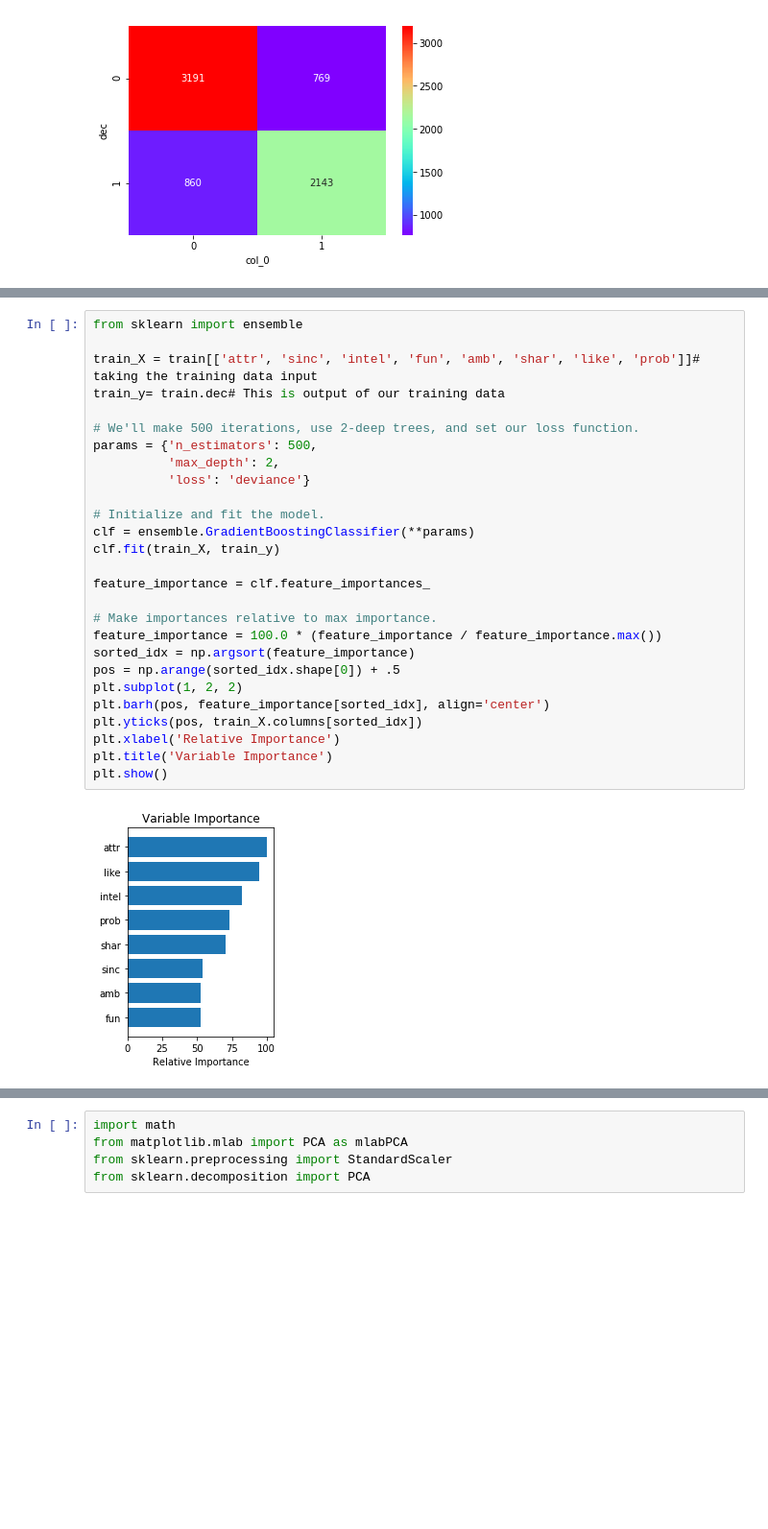
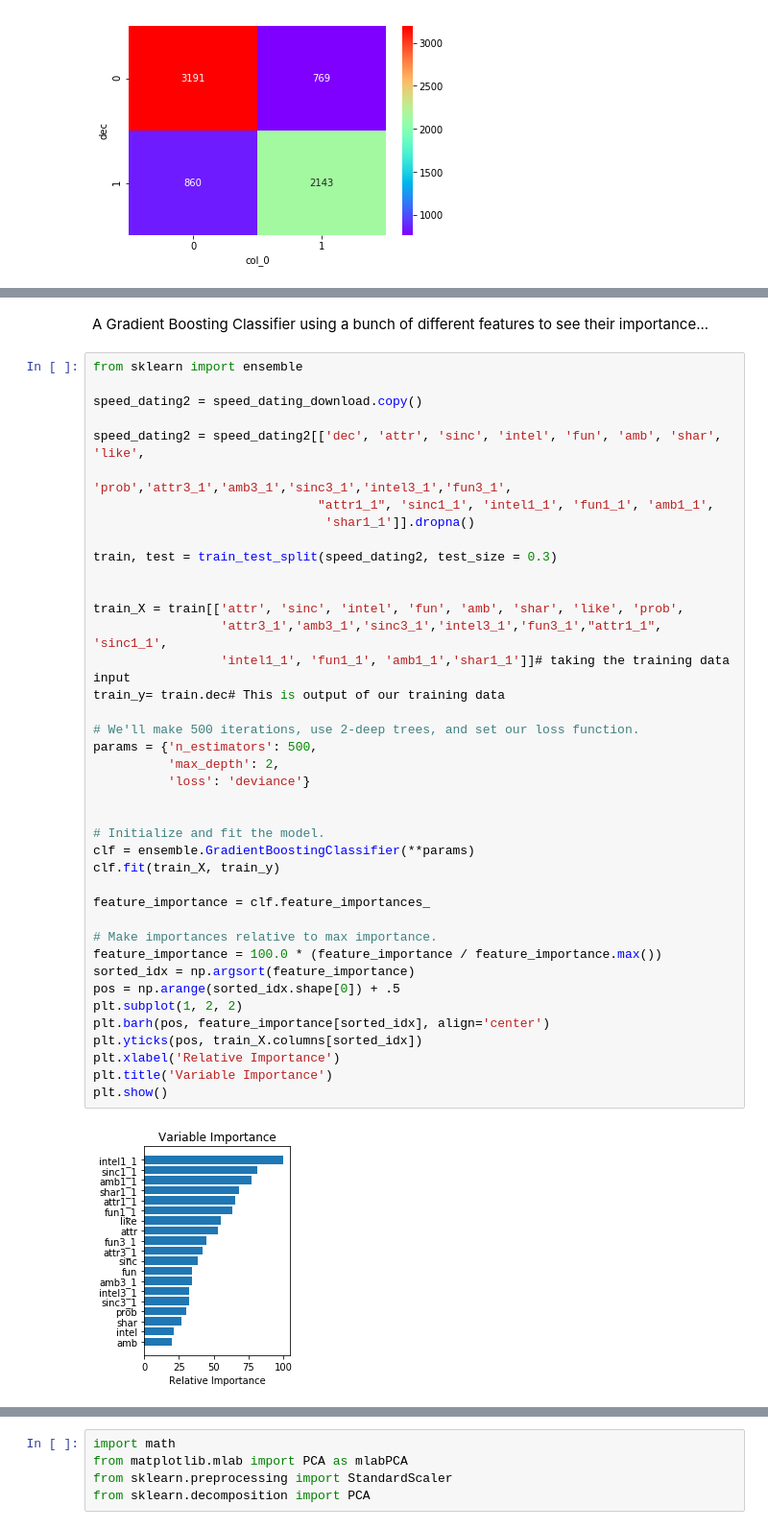
Before and after one commit to VincentG123/ThinkfulBootcamp, a Jupyter notebook: Speed_Dating_Capstone.ipynb, the cells around one changed output, grey strips where cells are left out. Shown at 96% size. Cells and saved outputs as stored; diff of their text form; blank space fills up the shorter version.

```diff
--- a/Speed_Dating_Capstone.ipynb
+++ b/Speed_Dating_Capstone.ipynb
@@ -755,29 +891,44 @@ OLS Regression Results
+# %% [markdown]
+A Gradient Boosting Classifier using a bunch of different features to see their importance...
 # %%
 from sklearn import ensemble
 
-train_X = train[['attr', 'sinc', 'intel', 'fun', 'amb', 'shar', 'like', 'prob']]# taking the training data input
+speed_dating2 = speed_dating_download.copy()
+
+speed_dating2 = speed_dating2[['dec', 'attr', 'sinc', 'intel', 'fun', 'amb', 'shar', 'like',
+                               'prob','attr3_1','amb3_1','sinc3_1','intel3_1','fun3_1',
+                              "attr1_1", 'sinc1_1', 'intel1_1', 'fun1_1', 'amb1_1',
+                               'shar1_1']].dropna()
+
+train, test = train_test_split(speed_dating2, test_size = 0.3)
+
+
+train_X = train[['attr', 'sinc', 'intel', 'fun', 'amb', 'shar', 'like', 'prob',
+                 'attr3_1','amb3_1','sinc3_1','intel3_1','fun3_1',"attr1_1", 'sinc1_1',
+                 'intel1_1', 'fun1_1', 'amb1_1','shar1_1']]# taking the training data input
 train_y= train.dec# This is output of our training data
 
 # We'll make 500 iterations, use 2-deep trees, and set our loss function.
 params = {'n_estimators': 500,
           'max_depth': 2,
           'loss': 'deviance'}
+
 
 # Initialize and fit the model.
 clf = ensemble.GradientBoostingClassifier(**params)
 clf.fit(train_X, train_y)
 
 feature_importance = clf.feature_importances_
 
 # Make importances relative to max importance.
 feature_importance = 100.0 * (feature_importance / feature_importance.max())
 sorted_idx = np.argsort(feature_importance)
 pos = np.arange(sorted_idx.shape[0]) + .5
 plt.subplot(1, 2, 2)
 plt.barh(pos, feature_importance[sorted_idx], align='center')
 plt.yticks(pos, train_X.columns[sorted_idx])
 plt.xlabel('Relative Importance')
 plt.title('Variable Importance')
 plt.show()
 # %% [output]
-[figure, old version]
+[figure, new version]
```
Also changed, not shown: parts of 82 cells of this notebook.
